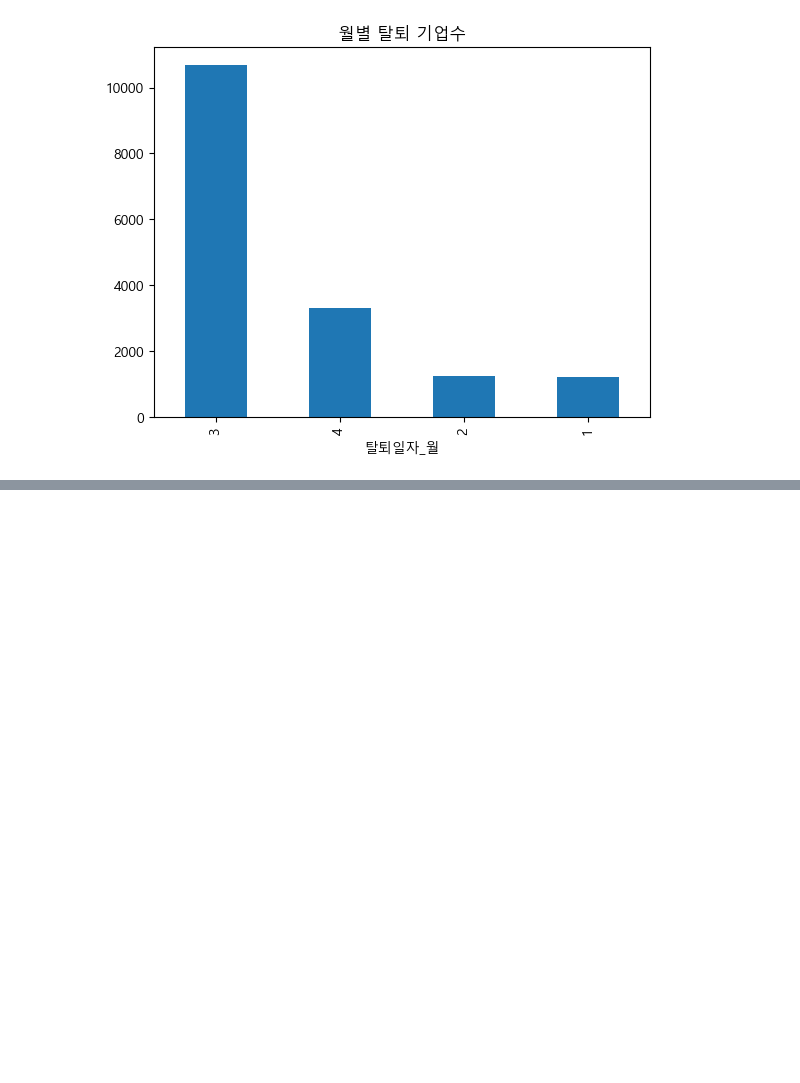
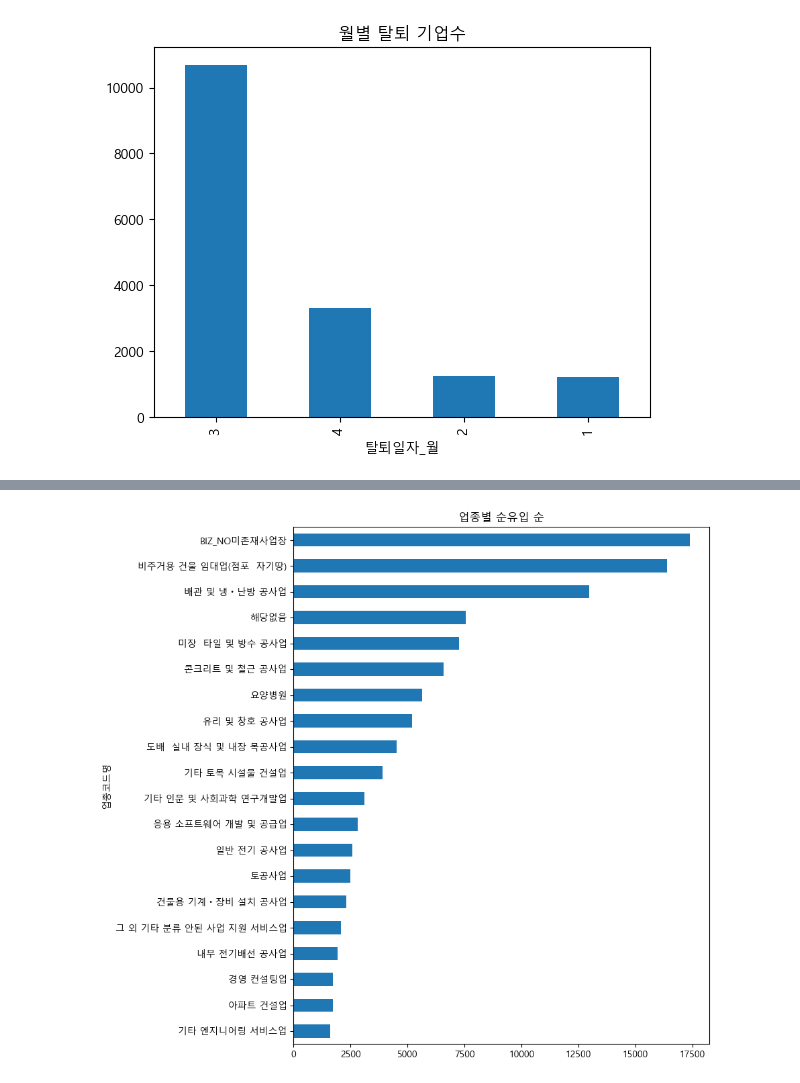
Before and after one commit to kit-lec/NLP2501_LangChain, a Jupyter notebook: Lec_Streamlit/08-nps-company.ipynb, the cells around one changed output, grey strips where cells are left out. Saved outputs shown, nothing was run; the diff lists cells and outputs as text; code cells hidden in the pictures; blank space fills up the shorter version.

```diff
--- a/Lec_Streamlit/08-nps-company.ipynb
+++ b/Lec_Streamlit/08-nps-company.ipynb
@@ -179,0 +253,8 @@ plt.show()
+# %%
+# 코드를 입력해 주세요
+df['인당금액'] = df['금액'] / df['가입자수']
+df['월급여추정'] =  df['인당금액'] / 9 * 100
+df['연간급여추정'] = df['월급여추정'] * 12
+
+cond = (df['가입자수'] > 1000)
+df.sort_values(['연간급여추정', '가입자수'], ascending=False).loc[cond, ['사업장명', '가입자수', '월급여추정', '연간급여추정']].head(10)
@@ -179,0 +279,9 @@ plt.show()
+# %%
+# 코드를 입력해 주세요
+plt.figure(figsize=(8, 10))
+df['순유입'] = df['신규'] - df['상실']
+df.groupby('업종코드명')['순유입'].sum().sort_values(ascending=False).head(20).sort_values().plot(kind='barh')
+plt.title('업종별 순유입 순')
+plt.show()
+# %% [output]
+[figure, added]
```
Also changed, not shown: parts of 24 cells of this notebook, 2 other files.
